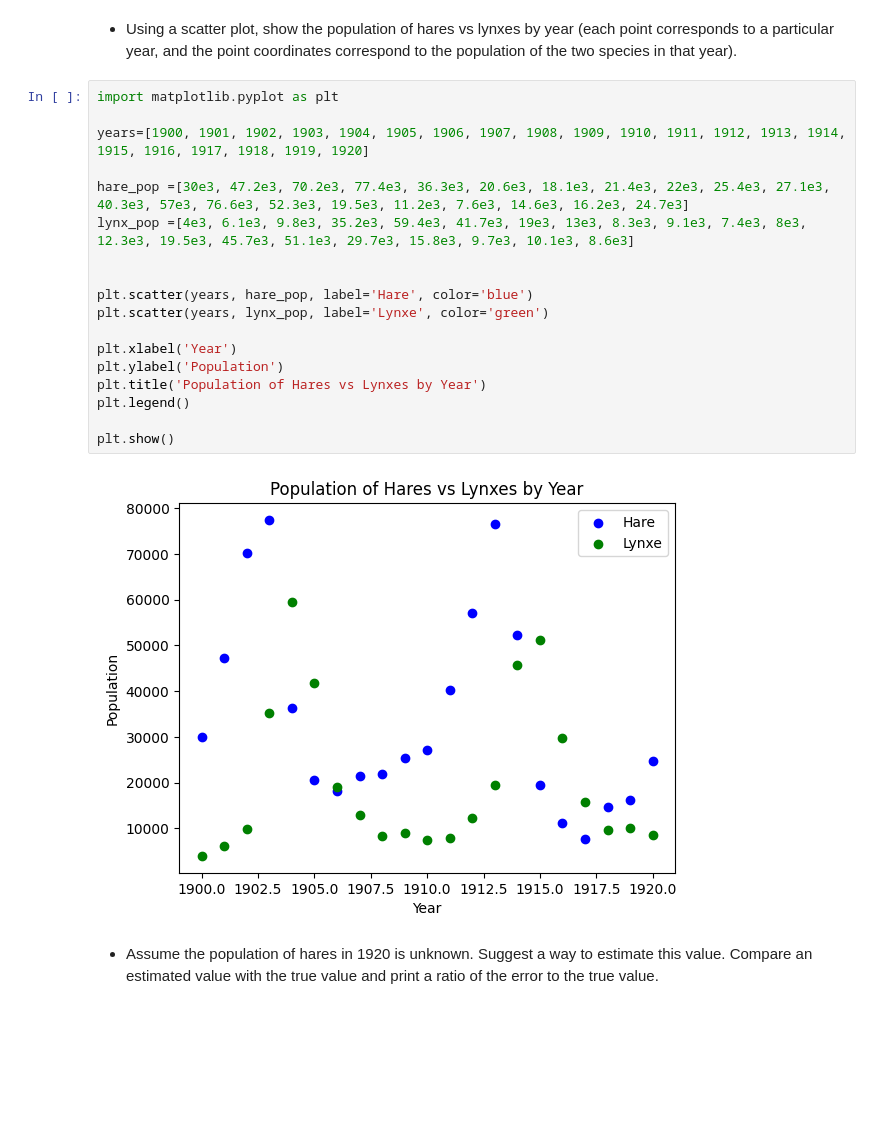
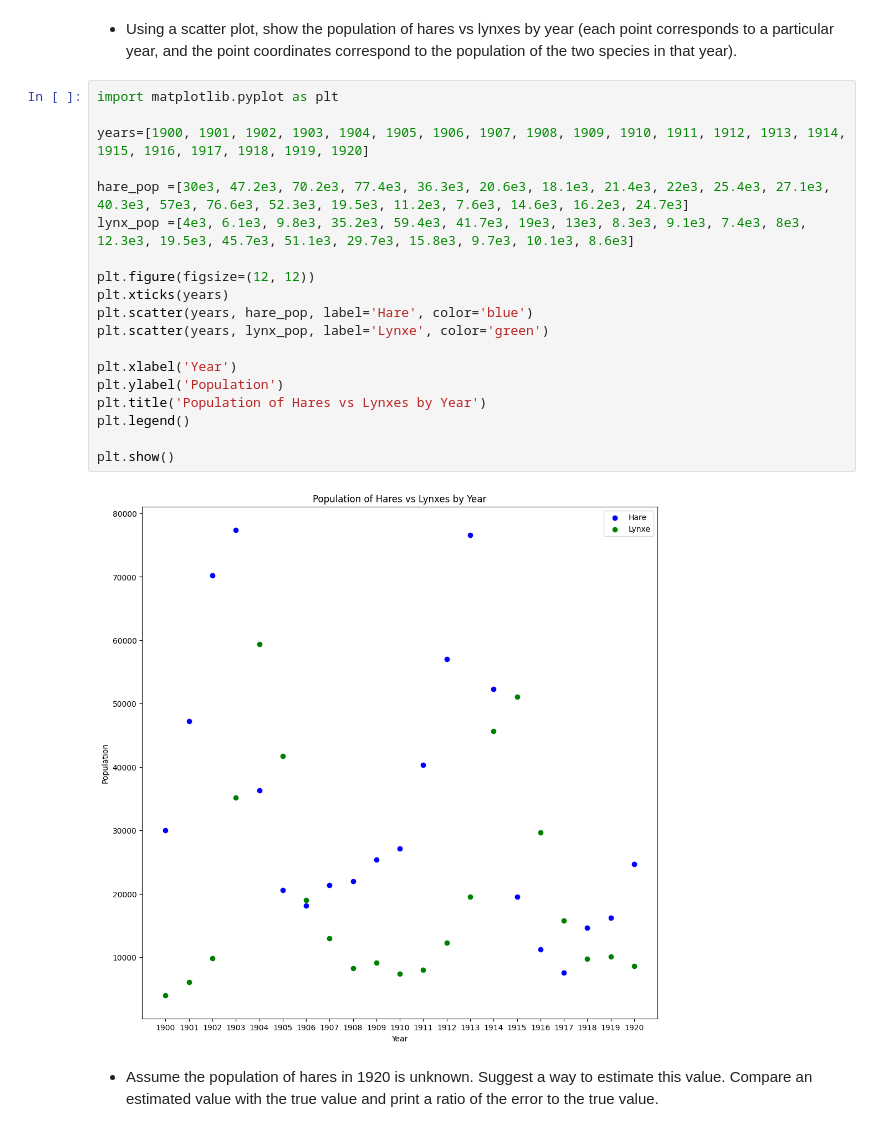
Before and after one commit to Ma-sh-a/Statprak, a Jupyter notebook: hw2/2. numpy+matplotlib-2.ipynb, the cells around one changed output. Drawn from its saved outputs; the diff is of its cells as text; blank space fills up the shorter version.

```diff
--- a/hw2/2. numpy+matplotlib-2.ipynb
+++ b/hw2/2. numpy+matplotlib-2.ipynb
@@ -1041,23 +1050,24 @@ Correlation Coefficient between Hare Population and Lynx Population: 0.071892060
 # %%
 import matplotlib.pyplot as plt
 
 years=[1900, 1901, 1902, 1903, 1904, 1905, 1906, 1907, 1908, 1909, 1910, 1911, 1912, 1913, 1914, 1915, 1916, 1917, 1918, 1919, 1920]
 
 hare_pop =[30e3, 47.2e3, 70.2e3, 77.4e3, 36.3e3, 20.6e3, 18.1e3, 21.4e3, 22e3, 25.4e3, 27.1e3, 40.3e3, 57e3, 76.6e3, 52.3e3, 19.5e3, 11.2e3, 7.6e3, 14.6e3, 16.2e3, 24.7e3]
 lynx_pop =[4e3, 6.1e3, 9.8e3, 35.2e3, 59.4e3, 41.7e3, 19e3, 13e3, 8.3e3, 9.1e3, 7.4e3, 8e3, 12.3e3, 19.5e3, 45.7e3, 51.1e3, 29.7e3, 15.8e3, 9.7e3, 10.1e3, 8.6e3]
 
-
+plt.figure(figsize=(12, 12))
+plt.xticks(years)
 plt.scatter(years, hare_pop, label='Hare', color='blue')
 plt.scatter(years, lynx_pop, label='Lynxe', color='green')
 
 plt.xlabel('Year')
 plt.ylabel('Population')
 plt.title('Population of Hares vs Lynxes by Year')
 plt.legend()
 
 plt.show()
 # %% [output]
-[figure, old version]
+[figure, new version]
 # %% [markdown]
 - Assume the population of hares in 1920 is unknown. Suggest a way to estimate this value. Compare an estimated value
 with the true value and print a ratio of the error to the true value.
```
Also changed, not shown: parts of 6 cells of this notebook.
